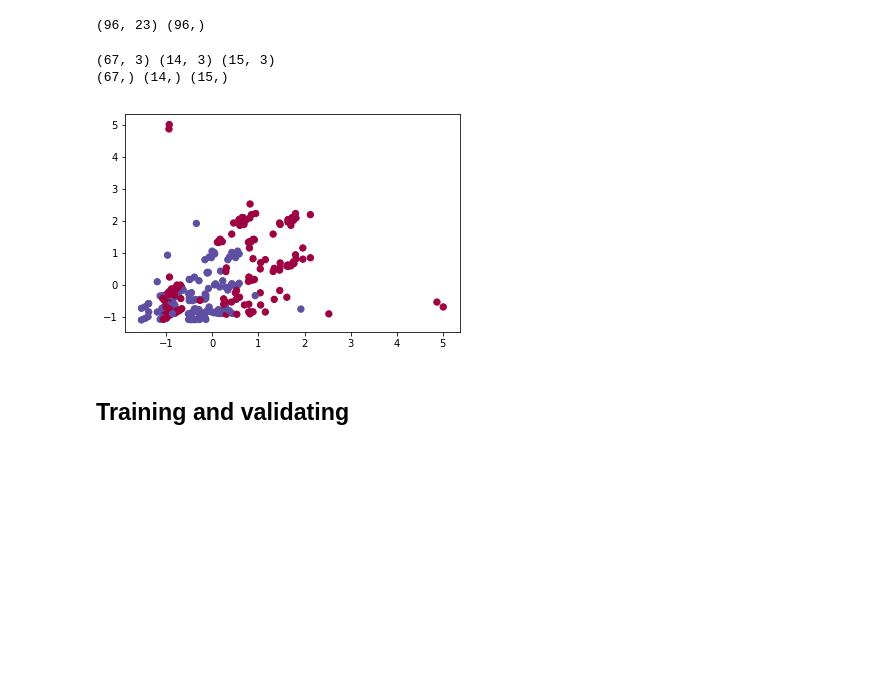
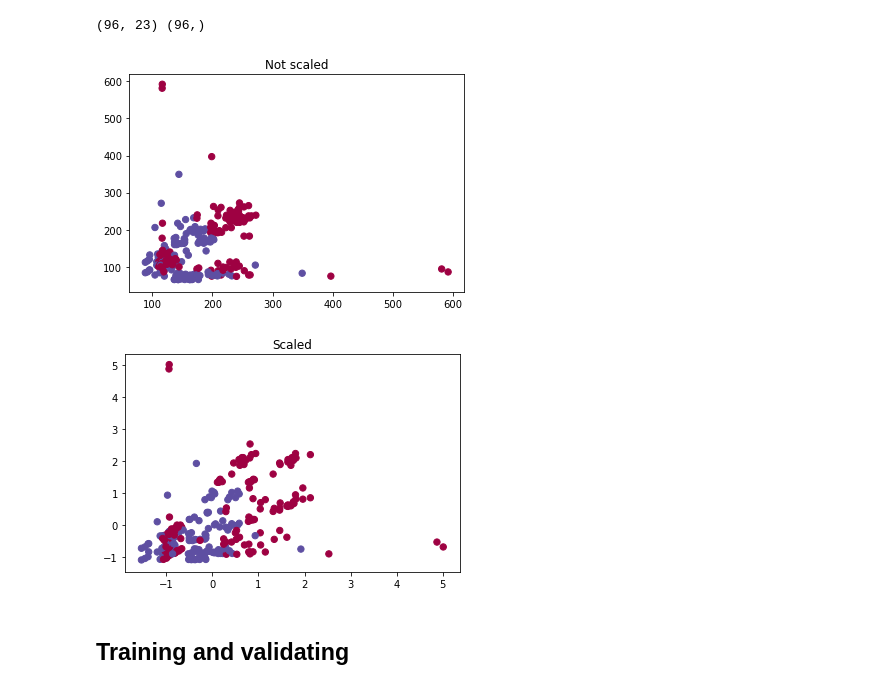
Before and after one commit to ithallojunior/sistemas_inteligentes1, a Jupyter notebook: ga_mlp_bot/parkinson_overfitted.ipynb, the cells around one changed output. Saved outputs shown, nothing was run; the diff lists cells and outputs as text; code cells hidden in the pictures; blank space fills up the shorter version.

```diff
--- a/ga_mlp_bot/parkinson_overfitted.ipynb
+++ b/ga_mlp_bot/parkinson_overfitted.ipynb
@@ -67,55 +74,38 @@ total no PD 48
 (48,)
 (96,)
 # %%
-#X = scale(data.values[:, 1:].astype(np.float64)) #data[data.columns[[1, 2, 3]]].values
-#y = data.status.values.astype(np.float64)#.reshape(-1,1)
-
-################################################################################################
-X = scale(data.values[my_index, 1:].astype(np.float64)) #data[data.columns[[1, 2, 3]]].values
+X = data.values[my_index, 1:].astype(np.float64)
+X_scaled = scale(data.values[my_index, 1:].astype(np.float64)) #data[data.columns[[1, 2, 3]]].values
 y = data.status.values.astype(np.float64)[my_index]#.reshape(-1,1)
 print X.shape, y.shape
 # %% [output]
 (96, 23) (96,)
 # %%
-#15% for test, 15% for validating and 70% for training
-##seeding
-
-np.random.seed(0)#0
 X_data =  X[:, [0, 1,2]].astype(np.float64)#X[:, [22, 19, 0, 1]] #X[:, [22, 21, 20, 19]]  #X[:, [0,1,2]]
-myray = np.arange(X_data.shape[0])
-np.random.shuffle(myray)
-
-
-X_train = X_data[myray[:int(0.7*X_data.shape[0])],:]
-X_test = X_data[myray[int(0.7*X_data.shape[0]):int(0.85*X_data.shape[0])],:]
-X_validation = X_data[myray[int(0.85*X_data.shape[0]):],:]
-
-
-y_train = y[myray[:int(0.7*X.shape[0])]]
-y_test = y[myray[int(0.7*X.shape[0]):int(0.85*X.shape[0])]]
-y_validation = y[myray[int(0.85*X.shape[0]):]]
-
-print X_train.shape, X_test.shape, X_validation.shape
-print y_train.shape, y_test.shape, y_validation.shape
 
 plt.scatter(X_data[:,0], X_data[:,1], s=40, c=y, cmap=plt.cm.Spectral)
 plt.scatter(X_data[:,0], X_data[:,2], s=40, c=y, cmap=plt.cm.Spectral)
-#plt.scatter(X_data[:,0], X_data[:,3], s=40, c=y, cmap=plt.cm.Spectral)
-#plt.scatter(X_data[:,0], X_data[:,4], s=40, c=y, cmap=plt.cm.Spectral)
 
 plt.scatter(X_data[:,1], X_data[:,2], s=40, c=y, cmap=plt.cm.Spectral)
-#plt.scatter(X_data[:,1], X_data[:,3], s=40, c=y, cmap=plt.cm.Spectral)
-#plt.scatter(X_data[:,1], X_data[:,4], s=40, c=y, cmap=plt.cm.Spectral)
+plt.title("Not scaled")
+plt.show()
 
-#plt.scatter(X_data[:,2], X_data[:,3], s=40, c=y, cmap=plt.cm.Spectral)
-#plt.scatter(X_data[:,2], X_data[:,4], s=40, c=y, cmap=plt.cm.Spectral)
 
-#plt.scatter(X_data[:,4], X_data[:,3], s=40, c=y, cmap=plt.cm.Spectral)
+#######################   SCALED    ##########################
 
+
+
+
+X_data_sc =  X_scaled[:, [0, 1,2]].astype(np.float64)#X[:, [22, 19, 0, 1]] #X[:, [22, 21, 20, 19]]  #X[:, [0,1,2]]
+
+plt.scatter(X_data_sc[:,0], X_data_sc[:,1], s=40, c=y, cmap=plt.cm.Spectral)
+plt.scatter(X_data_sc[:,0], X_data_sc[:,2], s=40, c=y, cmap=plt.cm.Spectral)
+
+plt.scatter(X_data_sc[:,1], X_data_sc[:,2], s=40, c=y, cmap=plt.cm.Spectral)
+plt.title("Scaled")
 plt.show()
 # %% [output]
-(67, 3) (14, 3) (15, 3)
-(67,) (14,) (15,)
-[figure, old version]
+[figure, new version]
+[figure, added]
 # %% [markdown]
 ## Training and validating
```
Also changed, not shown: parts of 45 cells of this notebook.
